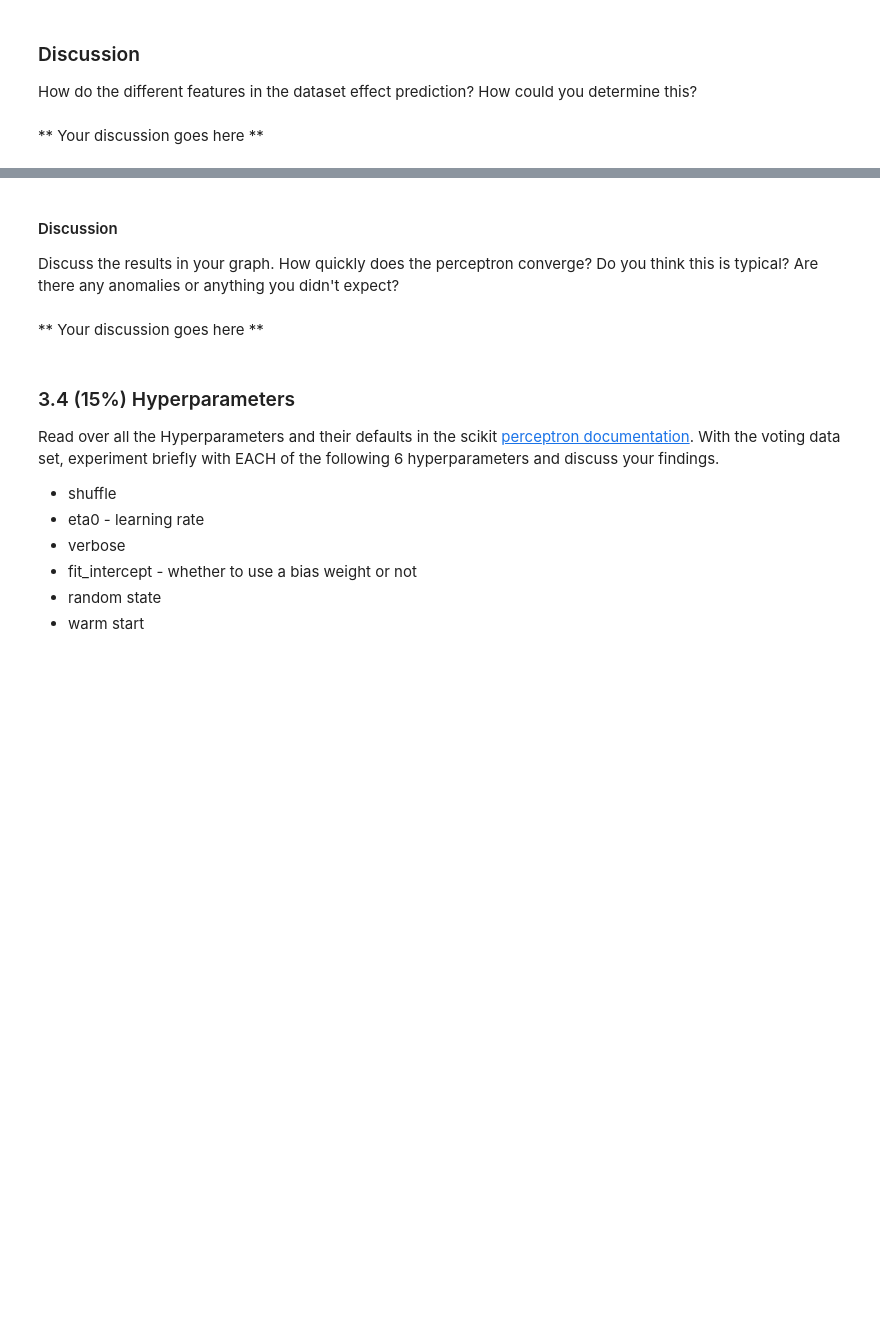
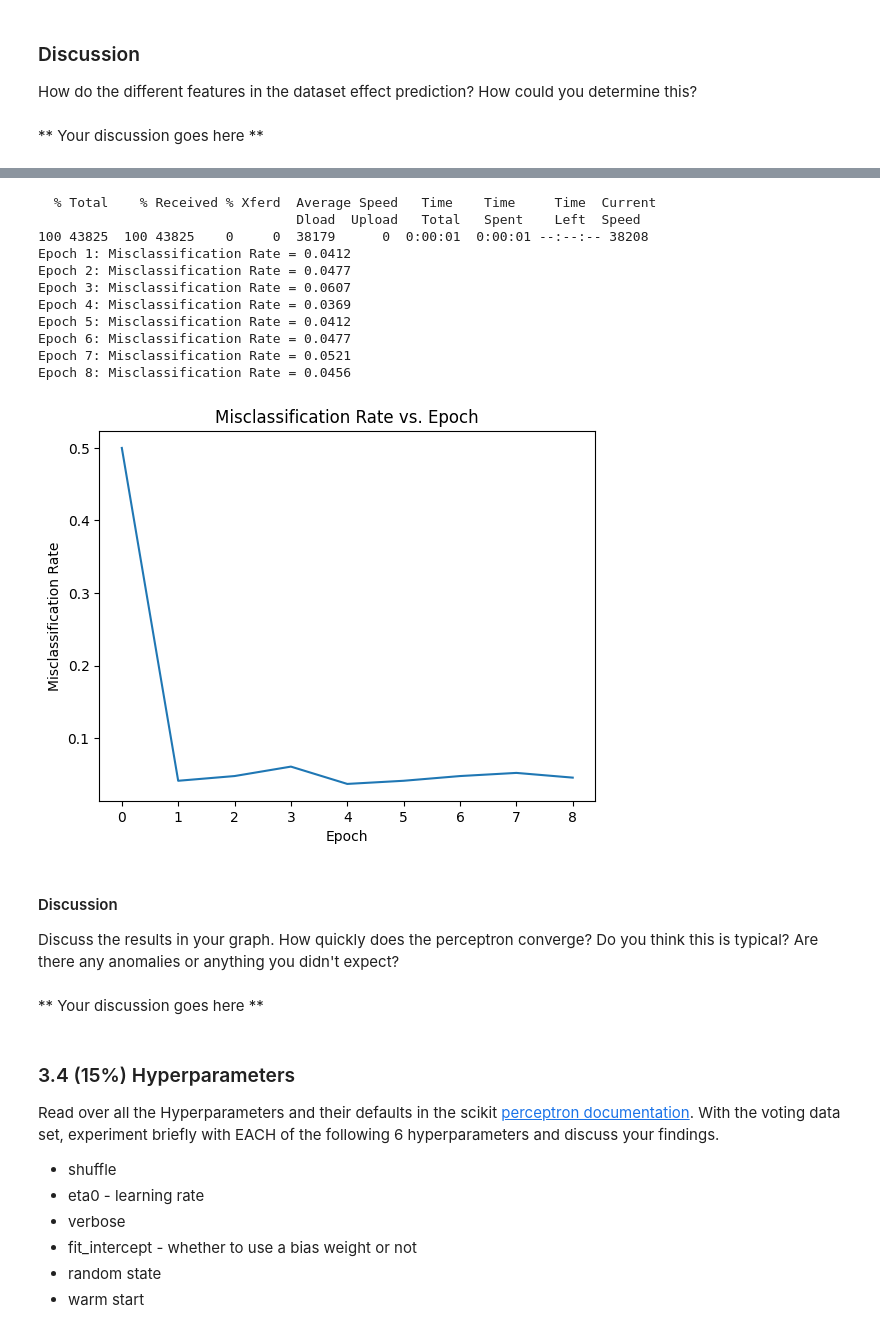
Before and after one commit to joansia9/Perceptron, a Jupyter notebook: Perceptron Lab.ipynb, the cells around one changed output, grey strips where cells are left out. Cells and saved outputs as stored; diff of their text form; code cells hidden in the pictures; blank space fills up the shorter version.

```diff
--- a/Perceptron Lab.ipynb
+++ b/Perceptron Lab.ipynb
@@ -522,18 +569,87 @@ Learn with the perceptron once on the full voting data set and graph the misclas
 # %%
 # Learn once on the full voting data set, while gathering info after every epoch
 # Then Graph it here.  Here is some sample graph code, but you can do it your own way, including using a bar graph, etc.
+
+import numpy as np
+import matplotlib.pyplot as plt
+from sklearn.linear_model import Perceptron
+from sklearn.metrics import accuracy_score
+
+# Download file with curl
+!curl https://raw.githubusercontent.com/cs472ta/CS472/master/datasets/voting-dataset.arff --output voting-dataset.arff
+voting_data = arff.loadarff('voting-dataset.arff')
+voting_df = pd.DataFrame(voting_data[0])
+
+voting_df.head()
+
+#parameters
+misclassification_rates = [0.5]
 
 def plot_misclassification(misclassification_rate):
     """
         Plots the misclassification rate
     Args:
         misclassification_rate (array-like): A 1D array or list of missclassifcation rate at every epoch
     """
+
     plt.plot(np.arange(len(misclassification_rate)), misclassification_rate)
     plt.title("Misclassification Rate vs. Epoch")
     plt.xlabel("Epoch")
     plt.ylabel("Misclassification Rate")
     plt.show()
+
+# Convert byte strings to normal strings using map() instead of applymap()
+# roblem: depracated values = string THEN to 1s and 0s
+voting_df = voting_df.astype(str)
+
+# Problem: depracated values = force int
+pd.set_option('future.no_silent_downcasting', True) #google colabs said i would get a future error and had to add this
+voting_df = voting_df.replace({'y': 1, 'n': 0, 'republican': 0, 'democrat': 1}).astype(int)
+
+#get rep/deps and y/n
+X = voting_df.iloc[:, :-1].values
+y = voting_df.iloc[:, -1].values
+
+#1. Train the Perceptron on the Full Dataset Once
+#train the perceptron #with these parameters #no split #purpose: finding total epochs
+clf = Perceptron(shuffle=False, eta0 = learning_rate, max_iter = 10000, warm_start=True )
+clf.fit(X, y)
+total_epochs = clf.n_iter_  # Get total epochs needed to converge
+
+#Measure the Misclassification Rate at Each Epoch!
+#start with 1 epoch and initialize the misclassification rate to be 0.5 and then use warm_start so it can continue to converge
+clf = Perceptron(max_iter=1, warm_start=True, random_state=42)
+misclassification_rates = [0.5]  # Start with 50% error at epoch 0 (random guessing)
+#Determine the Number of Epochs Needed
+for epoch in range(total_epochs):
+    clf.fit(X, y)  # keep training
+
+    y_pred = clf.predict(X)  # DOCUMENTATION:
+
+    # Calculate misclassification rate
+    num_misclassified = np.sum(y_pred != y)  # Count incorrect predictions
+    misclassification_rate = num_misclassified / len(y)  # (number_misclassified / number_of_total_data_points)
+
+    # Store the misclassification rate
+    misclassification_rates.append(misclassification_rate)
+
+    print(f"Epoch {epoch+1}: Misclassification Rate = {misclassification_rate:.4f}")
+
+#Plot the Misclassification Rate (rate vs. epochs)
+plot_misclassification(misclassification_rates)
+# %% [output]
+  % Total    % Received % Xferd  Average Speed   Time    Time     Time  Current
+                                 Dload  Upload   Total   Spent    Left  Speed
+100 43825  100 43825    0     0  38179      0  0:00:01  0:00:01 --:--:-- 38208
+Epoch 1: Misclassification Rate = 0.0412
+Epoch 2: Misclassification Rate = 0.0477
+Epoch 3: Misclassification Rate = 0.0607
+Epoch 4: Misclassification Rate = 0.0369
+Epoch 5: Misclassification Rate = 0.0412
+Epoch 6: Misclassification Rate = 0.0477
+Epoch 7: Misclassification Rate = 0.0521
+Epoch 8: Misclassification Rate = 0.0456
+[figure, added]
 # %% [markdown]
 #### Discussion
 Discuss the results in your graph. How quickly does the perceptron converge? Do you think this is typical? Are there any anomalies or anything you didn't expect?
```
Also changed, not shown: parts of 3 cells of this notebook.
